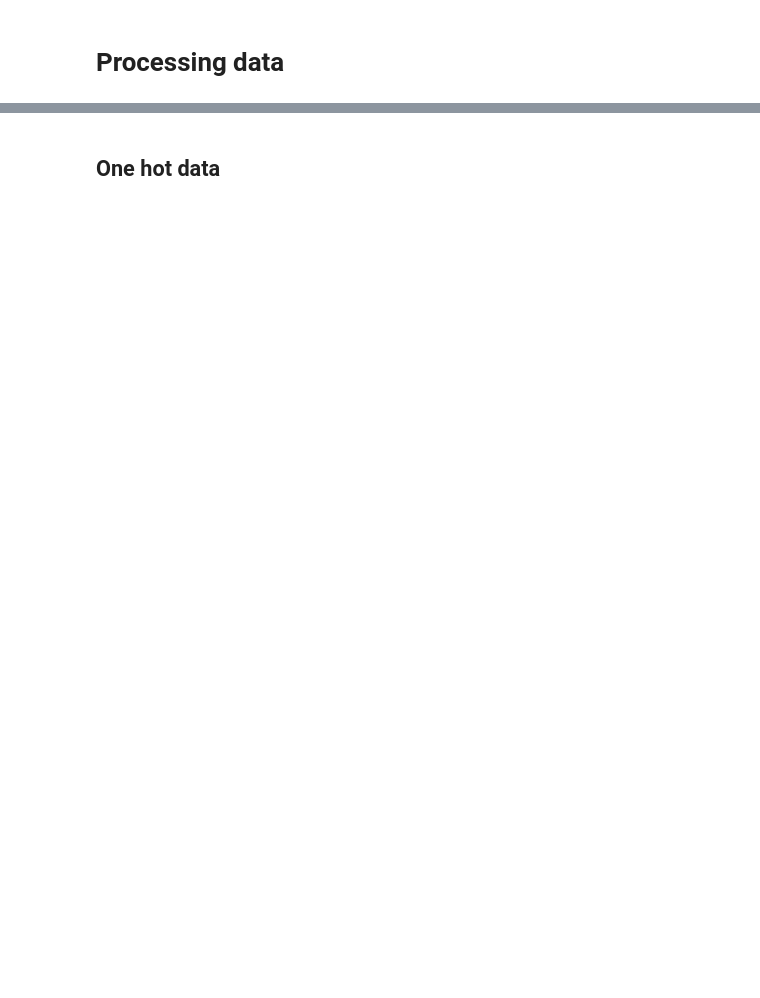
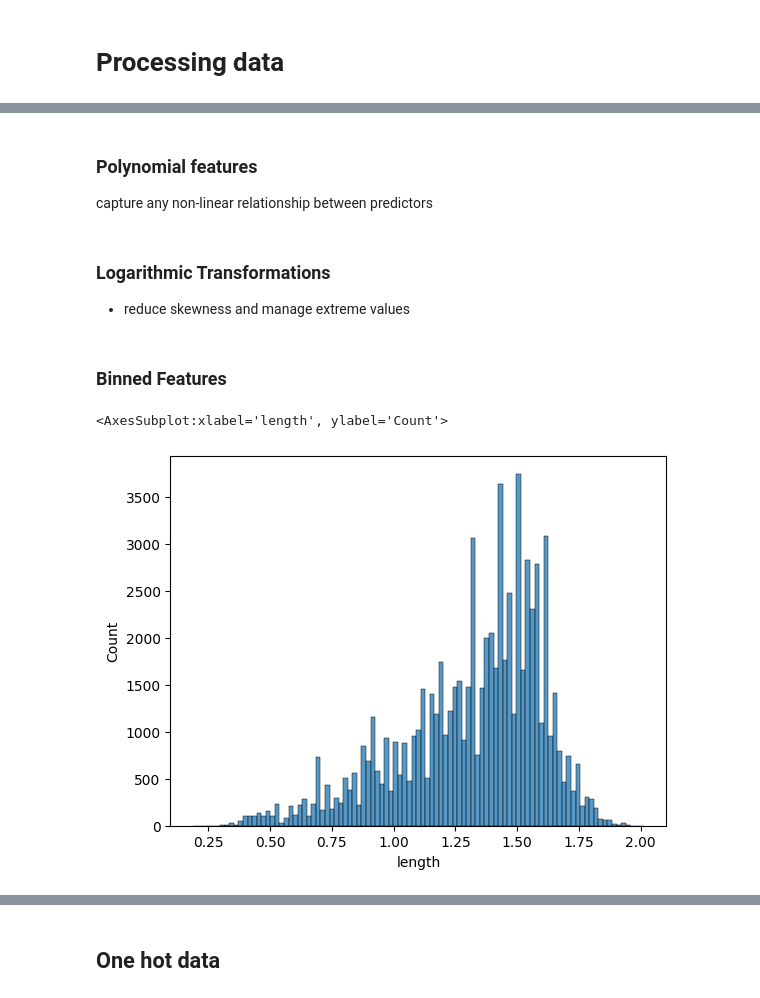
Before and after one commit to 2ThuyThuy/kaggle_reseach, a Jupyter notebook: regression_crab_age/create pipeline processing model.ipynb, the cells around one changed output, grey strips where cells are left out. Saved outputs shown, nothing was run; the diff lists cells and outputs as text; code cells hidden in the pictures; blank space fills up the shorter version.

```diff
--- a/regression_crab_age/create pipeline processing model.ipynb
+++ b/regression_crab_age/create pipeline processing model.ipynb
@@ -16,0 +72,8 @@ test_raw = pd.read_csv("test.csv")
+# %%
+df_train['shell_ratio'] = df_train['shell_weight'] / df_train['weight']
+df_train['shell_to_body_ratio'] = df_train['shell_weight'] / (df_train['weight'] + df_train['shell_weight'])
+df_train['meat_yield'] = df_train['shucked_weight'] / (df_train['weight'] + df_train['shell_weight'])
+df_train['length_to_dinameter_ratio'] = df_train['length'] / df_train['diameter']
+df_train['weight_to_viscera_weight'] = df_train['weight'] / df_train['viscera_weight']
+df_train['weight_to_shellWeight_ratio'] = df_train['weight'] / df_train['shell_weight']
+df_train['weight_to_shuckedWeight_ratio'] = df_train['weight'] / df_train['shucked_weight']
@@ -16,0 +83,23 @@ test_raw = pd.read_csv("test.csv")
+# %%
+df_train["surface_area"] = 2*(df_train["length"] * df_train["diameter"] + df_train["length"] * df_train["height"] + df_train["diameter"] * df_train["height"])
+df_train["volume"] = df_train["length"]*df_train["diameter"]*df_train["height"]
+df_train["density"] = df_train["weight"] / df_train["volume"]
+df_train["pseudo_BMI"] = df_train["weight"] / (df_train["height"]**2)
+# %% [markdown]
+### Polynomial features
+capture any non-linear relationship between predictors
+# %%
+df_train['length_poly'] = df_train['length']**2
+df_train['diameter_poly'] = df_train['diameter']**2
+# %% [markdown]
+### Logarithmic Transformations
+- reduce skewness and manage extreme values
+# %%
+df_train['log_weight'] = np.log(df_train['weight'] + 1)
+# %% [markdown]
+### Binned Features
+# %%
+sns.histplot(df_train['length'])
+# %% [output]
+<AxesSubplot:xlabel='length', ylabel='Count'>
+[figure, added]
```
Also changed, not shown: parts of 48 cells of this notebook, 3 other files.
